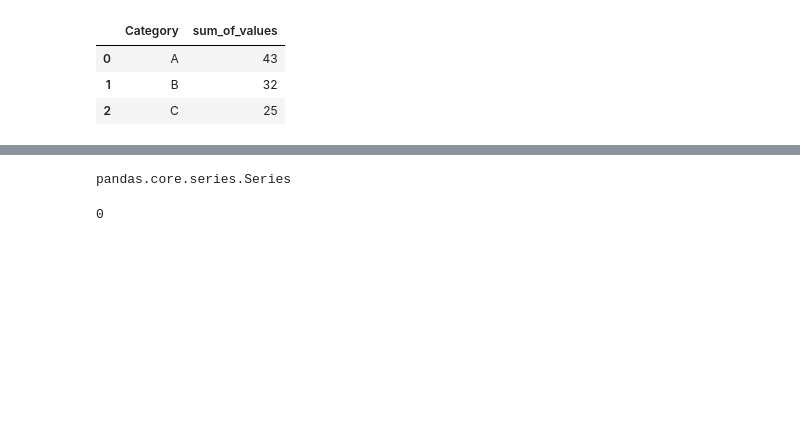
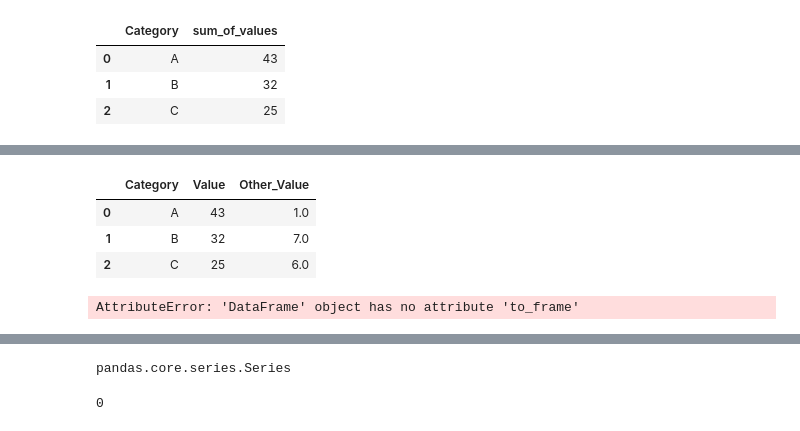
Before and after one commit to stevechengnyc/effective-pandas, a Jupyter notebook: 22-dealing-with-missing-and-duplicated-data.ipynb, the cells around one changed output, grey strips where cells are left out. Drawn from its saved outputs; the diff is of its cells as text; code cells hidden in the pictures; blank space fills up the shorter version.

```diff
--- a/22-dealing-with-missing-and-duplicated-data.ipynb
+++ b/22-dealing-with-missing-and-duplicated-data.ipynb
@@ -59,0 +116,6 @@ df.groupby('Category')['Value'].sum().to_frame('sum_of_values').reset_index()
+# %%
+df = pd.DataFrame({'A': [1, 2, 3], 'B': [4, 5, 6]})
+print(df)
+result3 = df.agg('mean') # Returns a Series
+print(result3)
+print(type(result3))
@@ -59,0 +158,11 @@ df.groupby('Category')['Value'].sum().to_frame('sum_of_values').reset_index()
+# %%
+df.groupby('Category').sum().reset_index()
+# %% [output]
+|  | Category | Value | Other_Value |
+| 0 | A | 43 | 1.0 |
+| 1 | B | 32 | 7.0 |
+| 2 | C | 25 | 6.0 |
+# %%
+df.groupby('Category').sum().to_frame().reset_index()
+# %% [output]
+AttributeError: 'DataFrame' object has no attribute 'to_frame'
```
Also changed, not shown: parts of 16 cells of this notebook.
